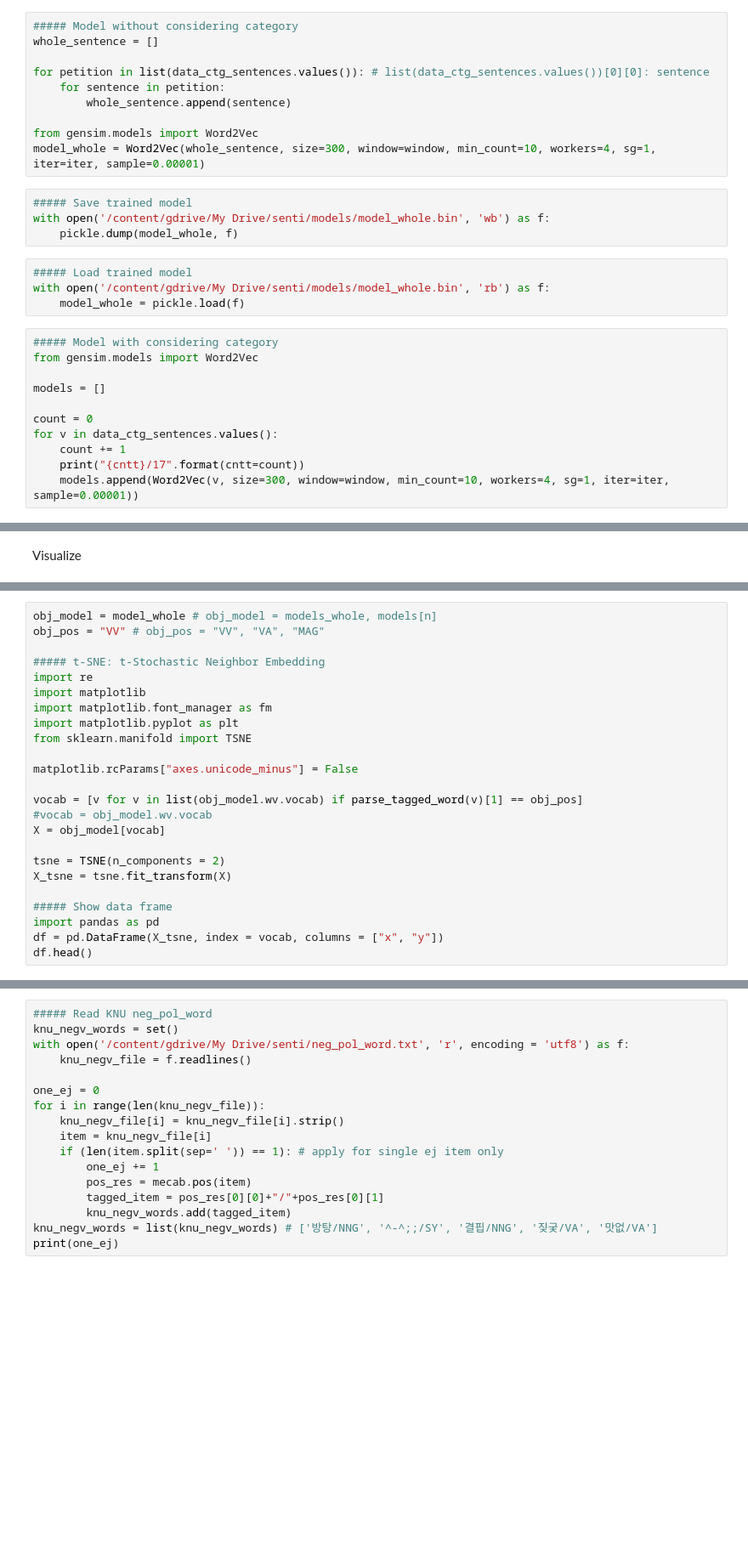
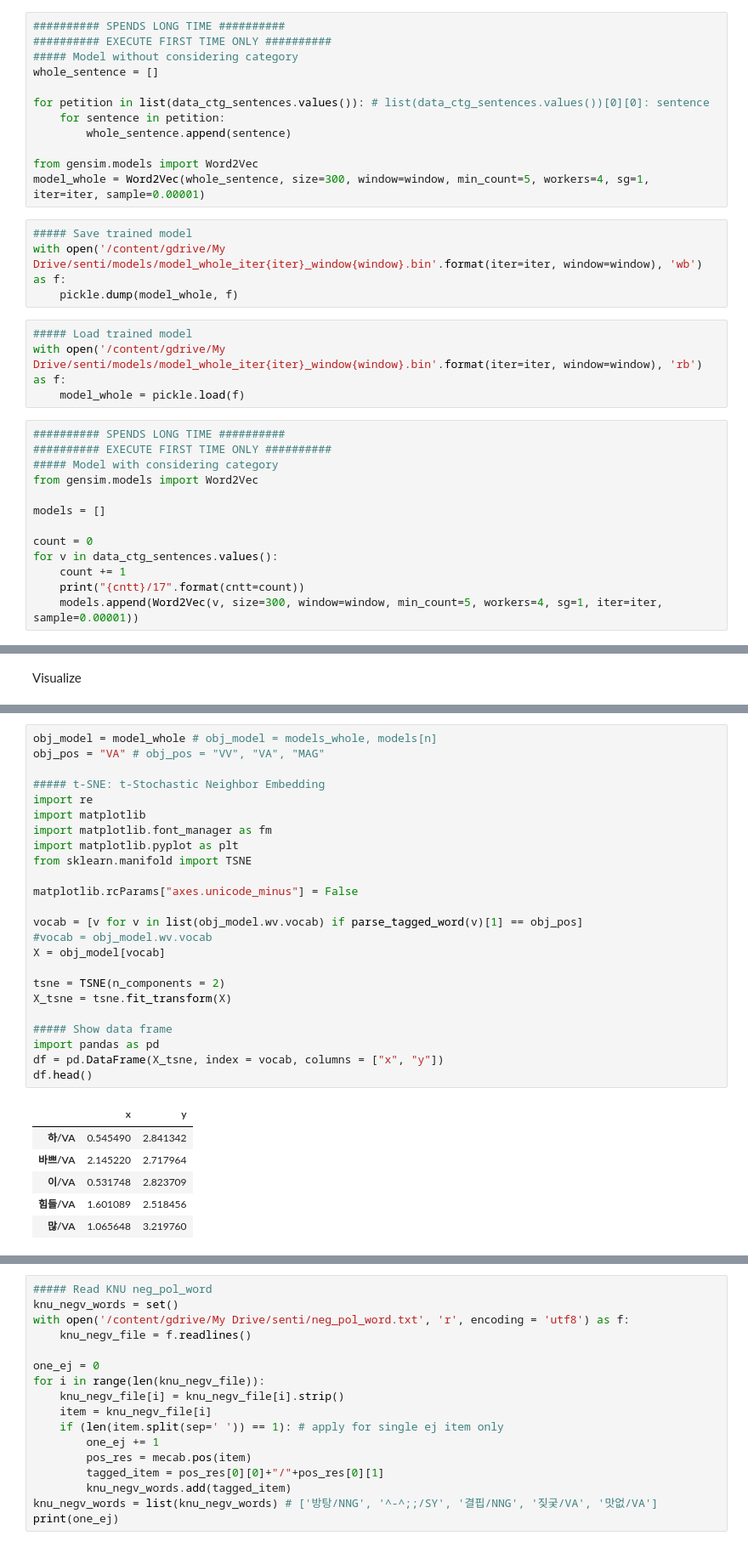
Before and after one commit to berry2971/senti-dict-petitions, a Jupyter notebook: senti_dict_petitions.ipynb, the cells around one changed output, grey strips where cells are left out. Shown: that part at 85% size. Drawn from its saved outputs; the diff is of its cells as text; blank space fills up the shorter version.

```diff
--- a/senti_dict_petitions.ipynb
+++ b/senti_dict_petitions.ipynb
@@ -240,4 +203,6 @@ window = 5
 # %%
+########## SPENDS LONG TIME ##########
+########## EXECUTE FIRST TIME ONLY ##########
 ##### Model without considering category
 whole_sentence = []
 
@@ -246,16 +211,18 @@ for petition in list(data_ctg_sentences.values()): # list(data_ctg_sentences.val
         whole_sentence.append(sentence)
 
 from gensim.models import Word2Vec
-model_whole = Word2Vec(whole_sentence, size=300, window=window, min_count=10, workers=4, sg=1, iter=iter, sample=0.00001)
+model_whole = Word2Vec(whole_sentence, size=300, window=window, min_count=5, workers=4, sg=1, iter=iter, sample=0.00001)
 # %%
 ##### Save trained model
-with open('/content/gdrive/My Drive/senti/models/model_whole.bin', 'wb') as f:
+with open('/content/gdrive/My Drive/senti/models/model_whole_iter{iter}_window{window}.bin'.format(iter=iter, window=window), 'wb') as f:
     pickle.dump(model_whole, f)
 # %%
 ##### Load trained model
-with open('/content/gdrive/My Drive/senti/models/model_whole.bin', 'rb') as f:
+with open('/content/gdrive/My Drive/senti/models/model_whole_iter{iter}_window{window}.bin'.format(iter=iter, window=window), 'rb') as f:
     model_whole = pickle.load(f)
 # %%
+########## SPENDS LONG TIME ##########
+########## EXECUTE FIRST TIME ONLY ##########
 ##### Model with considering category
 from gensim.models import Word2Vec
 
@@ -265,6 +232,6 @@ count = 0
 for v in data_ctg_sentences.values():
     count += 1
     print("{cntt}/17".format(cntt=count))
-    models.append(Word2Vec(v, size=300, window=window, min_count=10, workers=4, sg=1, iter=iter, sample=0.00001))
+    models.append(Word2Vec(v, size=300, window=window, min_count=5, workers=4, sg=1, iter=iter, sample=0.00001))
 # %%
 ##### Save trained models
@@ -313,27 +262,34 @@ Processing triggers for fontconfig (2.12.6-0ubuntu2) ...
 # %%
 obj_model = model_whole # obj_model = models_whole, models[n]
-obj_pos = "VV" # obj_pos = "VV", "VA", "MAG"
+obj_pos = "VA" # obj_pos = "VV", "VA", "MAG"
 
 ##### t-SNE: t-Stochastic Neighbor Embedding
 import re
 import matplotlib
 import matplotlib.font_manager as fm
 import matplotlib.pyplot as plt
 from sklearn.manifold import TSNE
 
 matplotlib.rcParams["axes.unicode_minus"] = False
 
 vocab = [v for v in list(obj_model.wv.vocab) if parse_tagged_word(v)[1] == obj_pos]
 #vocab = obj_model.wv.vocab
 X = obj_model[vocab]
 
 tsne = TSNE(n_components = 2)
 X_tsne = tsne.fit_transform(X)
 
 ##### Show data frame
 import pandas as pd
 df = pd.DataFrame(X_tsne, index = vocab, columns = ["x", "y"])
 df.head()
+# %% [output]
+|  | x | y |
+| 하/VA | 0.545490 | 2.841342 |
+| 바쁘/VA | 2.145220 | 2.717964 |
+| 이/VA | 0.531748 | 2.823709 |
+| 힘들/VA | 1.601089 | 2.518456 |
+| 많/VA | 1.065648 | 3.219760 |
 # %%
 ##### Draw figure
 %matplotlib inline
```
Also changed, not shown: parts of 11 cells of this notebook.
